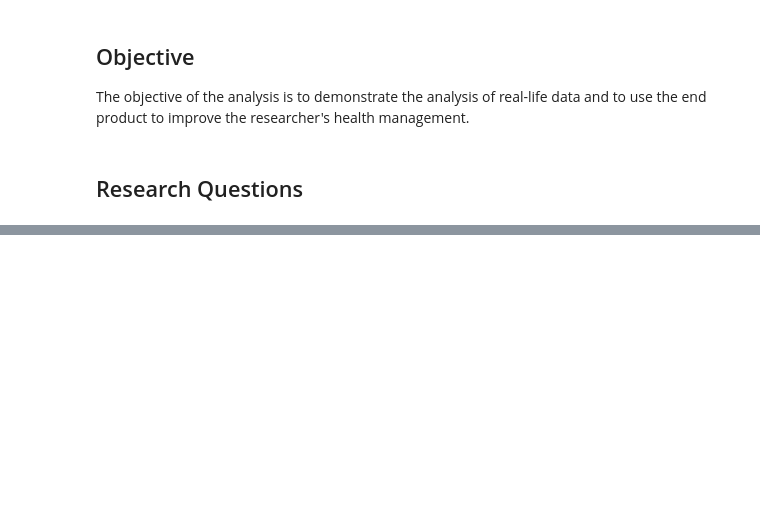
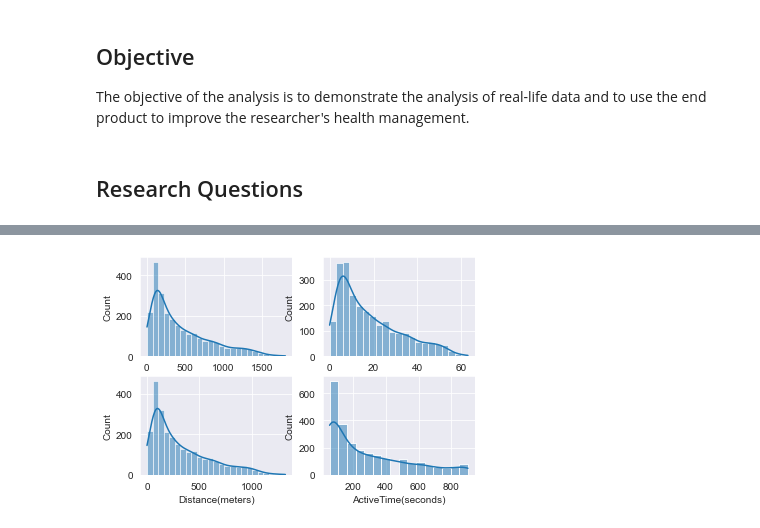
Before and after one commit to Lamozain/steps_2022, a Jupyter notebook: steps_analysis_notebook_2022.ipynb, the cells around one changed output, grey strips where cells are left out. Saved outputs shown, nothing was run; the diff lists cells and outputs as text; code cells hidden in the pictures; blank space fills up the shorter version.

Commit message:
Started exploring the distribution of the data

```diff
--- a/steps_analysis_notebook_2022.ipynb
+++ b/steps_analysis_notebook_2022.ipynb
@@ -38,0 +67,13 @@ The objective of the analysis is to demonstrate the analysis of real-life data a
+# %%
+# Importing the necessary libraries for the analysis
+import pandas as pd
+import numpy as np
+import matplotlib.pyplot as plt
+import seaborn as sns
+
+# Setting the background for the plots and amking them appear in the notebook directly
+sns.set_style('darkgrid')
+%matplotlib inline
+# %%
+# Loading the datasets
+step_22 = pd.read_csv('processed_stage2.csv')
@@ -38,0 +181,10 @@ The objective of the analysis is to demonstrate the analysis of real-life data a
+# %%
+# Visualizing the distribution of the quantitaive variables
+fig, axes = plt.subplots(2,2)
+
+sns.histplot(step_22.Steps, kde=True, ax=axes[0,0]);
+sns.histplot(step_22.Calories, kde=True, ax=axes[0,1]);
+sns.histplot(step_22['Distance(meters)'], kde=True, ax=axes[1,0]);
+sns.histplot(step_22['ActiveTime(seconds)'], kde=True, ax=axes[1,1]);
+# %% [output]
+[figure, added]
```
Also changed, not shown: parts of 15 cells of this notebook, 1 other file.
